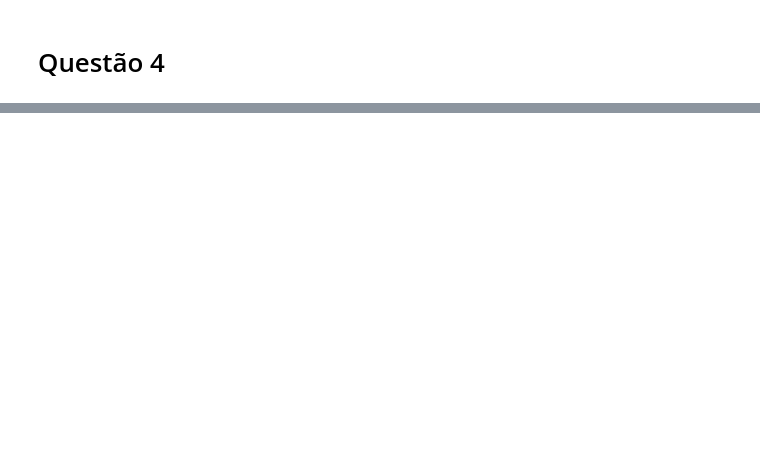
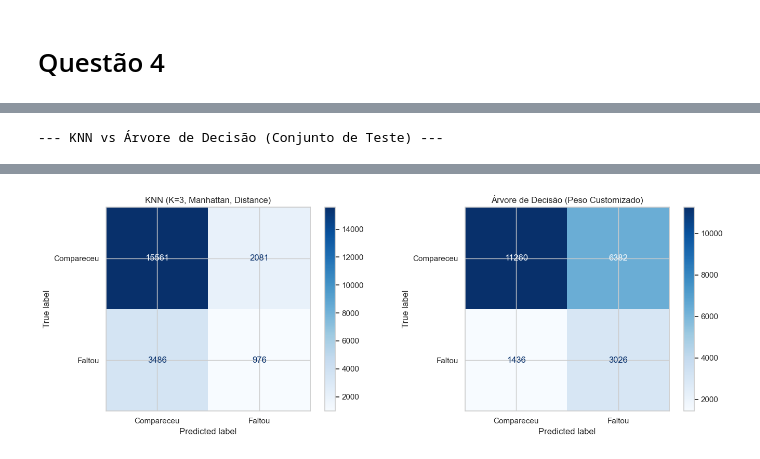
Before and after one commit to leandrowanderley/DataScience_UFAL, a Jupyter notebook: Lista 1/reescrevendo_lista.ipynb, the cells around one changed output, grey strips where cells are left out. Saved outputs shown, nothing was run; the diff lists cells and outputs as text; code cells hidden in the pictures; blank space fills up the shorter version.

```diff
--- a/Lista 1/reescrevendo_lista.ipynb
+++ b/Lista 1/reescrevendo_lista.ipynb
@@ -508,0 +1037,61 @@ analise_exploratoria_completa(df_limpo)
+# %%
+def comparar_modelos(X_train, X_val, X_test, y_train, y_val, y_test, preprocessor):
+    print("--- KNN vs Árvore de Decisão (Conjunto de Teste) ---\n")
+
+    modelos = {
+        'KNN (K=3, Manhattan, Distance)': Pipeline([
+            ('pre', preprocessor),
+            ('clf', KNeighborsClassifier(**MELHOR_KNN))
+        ]),
+        'Árvore de Decisão (Peso Customizado)': Pipeline([
+            ('pre', preprocessor),
+            ('clf', DecisionTreeClassifier(max_depth=5, class_weight={0: 1, 1: 3}, random_state=42))
+        ]),
+    }
+
+    resultados = []
+    pipelines_treinados = {}
+
+    for nome, pipe in modelos.items():
+        t0 = time.time()
+        pipe.fit(X_train, y_train)
+        t_fit = time.time() - t0
+
+        y_pred = pipe.predict(X_test)
+        prec, rec, f1, _ = precision_recall_fscore_support(
+            y_test, y_pred, average=None, zero_division=0)
+        acc = accuracy_score(y_test, y_pred)
+
+        resultados.append({
+            'Modelo'           : nome,
+            'Acurácia'         : acc,
+            'F1_Compareceu'    : f1[0],
+            'Recall_Compareceu': rec[0],
+            'Prec_Compareceu'  : prec[0],
+            'F1_Faltou'        : f1[1],
+            'Recall_Faltou'    : rec[1],
+            'Prec_Faltou'      : prec[1],
+            'Tempo_Treino'     : round(t_fit, 4),
+        })
+        pipelines_treinados[nome] = (pipe, y_pred)
+
+    df_comp = pd.DataFrame(resultados).set_index('Modelo')
+    pd.options.display.float_format = '{:.3f}'.format
+    display(df_comp)
+
+    # Matrizes de confusão lado a lado
+    fig, axes = plt.subplots(1, 2, figsize=(14, 5))
+    for ax, (nome, (pipe, y_pred)) in zip(axes, pipelines_treinados.items()):
+        cm = confusion_matrix(y_test, y_pred)
+        ConfusionMatrixDisplay(cm, display_labels=['Compareceu', 'Faltou']).plot(ax=ax, cmap='Blues')
+        ax.set_title(nome)
+    plt.tight_layout()
+    plt.show()
+
+    return df_comp, pipelines_treinados
+
+pre_escolhido = preprocessors['Esquema A - StandardScaler']
+df_comparacao, pipelines = comparar_modelos(
+    X_train, X_val, X_test, y_train, y_val, y_test, pre_escolhido)
+# %% [output]
+--- KNN vs Árvore de Decisão (Conjunto de Teste) ---
@@ -508,0 +1102 @@ analise_exploratoria_completa(df_limpo)
+[figure, added]
```
Also changed, not shown: parts of 40 cells of this notebook.
